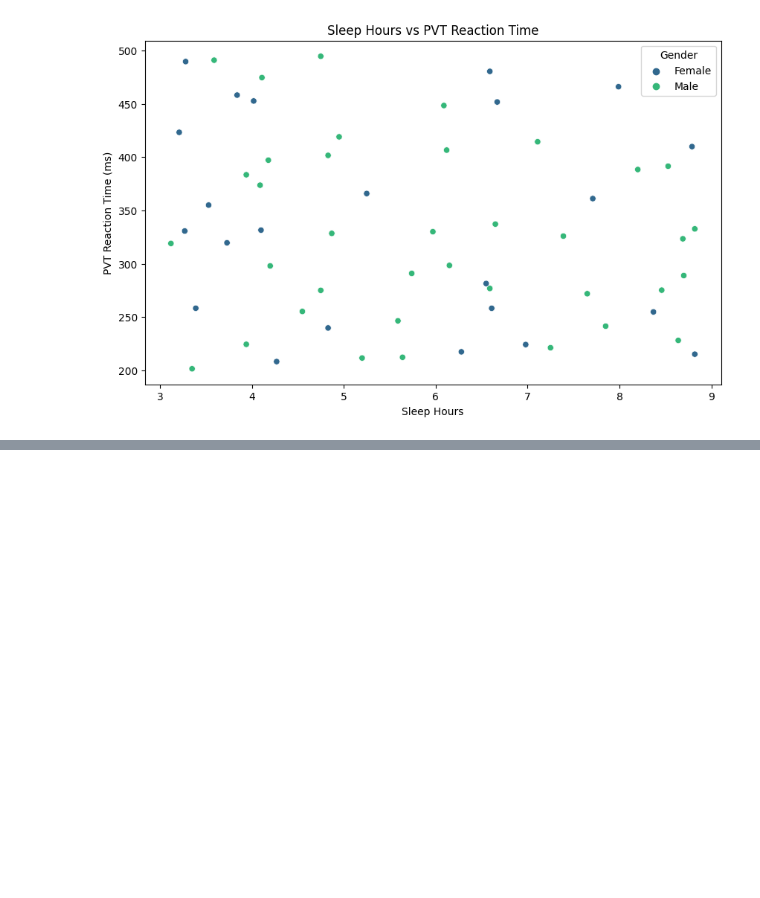
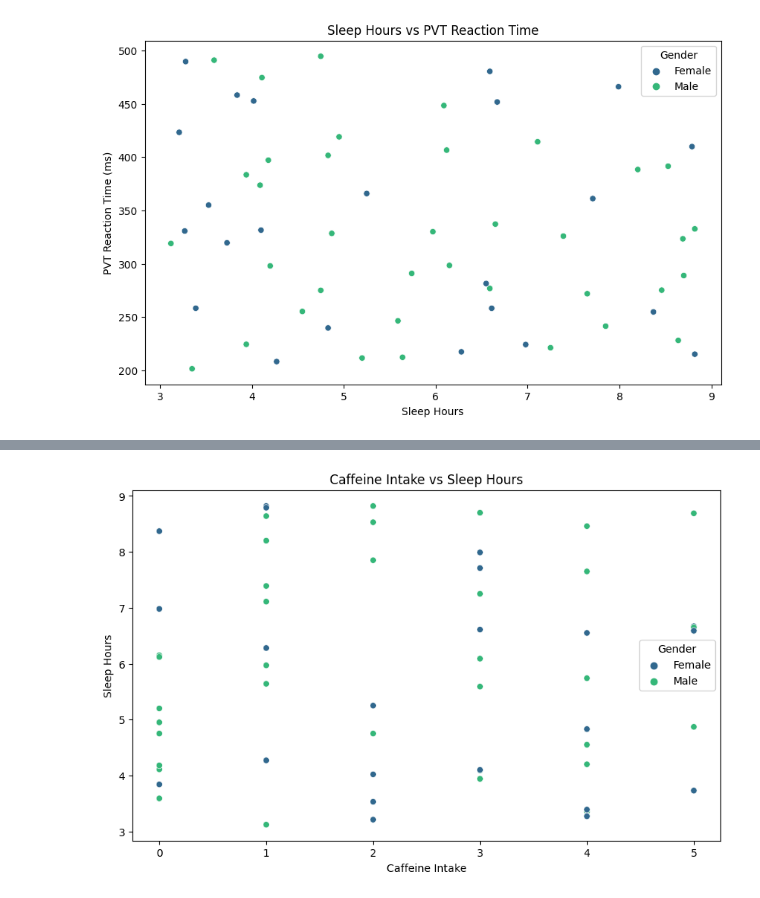
Before and after one commit to PiyushKumarMaurya123/DAI-101-, a Jupyter notebook: assignment-01.ipynb, the cells around one changed output, grey strips where cells are left out. Cells and saved outputs as stored; diff of their text form; code cells hidden in the pictures; blank space fills up the shorter version.

```diff
--- a/assignment-01.ipynb
+++ b/assignment-01.ipynb
@@ -257,0 +278,10 @@ plt.show()
+# %%
+#Caffeine Intake vs Sleep Hours
+plt.figure(figsize=(10, 6))
+sns.scatterplot(x='Caffeine_Intake', y='Sleep_Hours', data=df, hue='Gender', palette='viridis')
+plt.title('Caffeine Intake vs Sleep Hours')
+plt.xlabel('Caffeine Intake')
+plt.ylabel('Sleep Hours')
+plt.show()
+# %% [output]
+[figure, added]
```
Also changed, not shown: parts of 8 cells of this notebook.
